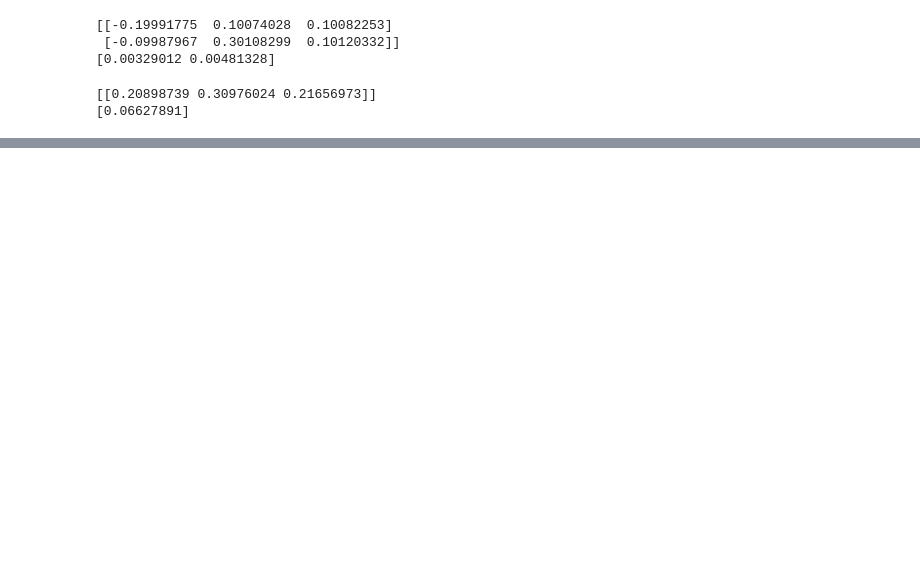
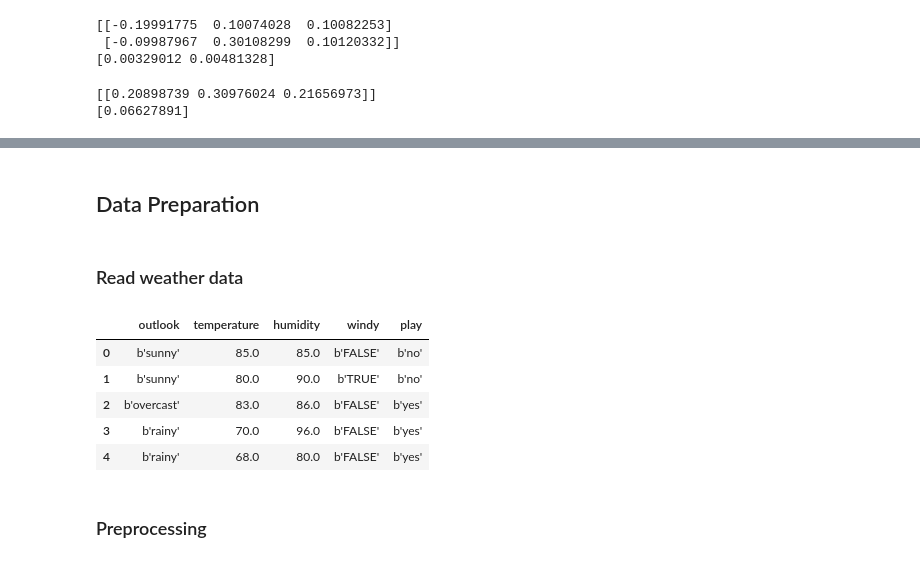
Before and after one commit to holylovenia/lunak, a Jupyter notebook: ANN.ipynb, the cells around one changed output, grey strips where cells are left out. Saved outputs shown, nothing was run; the diff lists cells and outputs as text; code cells hidden in the pictures; blank space fills up the shorter version.

```diff
--- a/ANN.ipynb
+++ b/ANN.ipynb
@@ -280,0 +356,2 @@ print(model.layers[1].local_gradient)
+# %% [markdown]
+## Data Preparation
@@ -280,0 +361,17 @@ print(model.layers[1].local_gradient)
+# %% [markdown]
+### Read weather data
+# %%
+raw_data = loadarff('dataset/weather.arff')
+# %%
+data = pd.DataFrame(raw_data[0])
+# %%
+data.head()
+# %% [output]
+|  | outlook | temperature | humidity | windy | play |
+| 0 | b'sunny' | 85.0 | 85.0 | b'FALSE' | b'no' |
+| 1 | b'sunny' | 80.0 | 90.0 | b'TRUE' | b'no' |
+| 2 | b'overcast' | 83.0 | 86.0 | b'FALSE' | b'yes' |
+| 3 | b'rainy' | 70.0 | 96.0 | b'FALSE' | b'yes' |
+| 4 | b'rainy' | 68.0 | 80.0 | b'FALSE' | b'yes' |
+# %% [markdown]
+### Preprocessing
```
Also changed, not shown: parts of 50 cells of this notebook.
